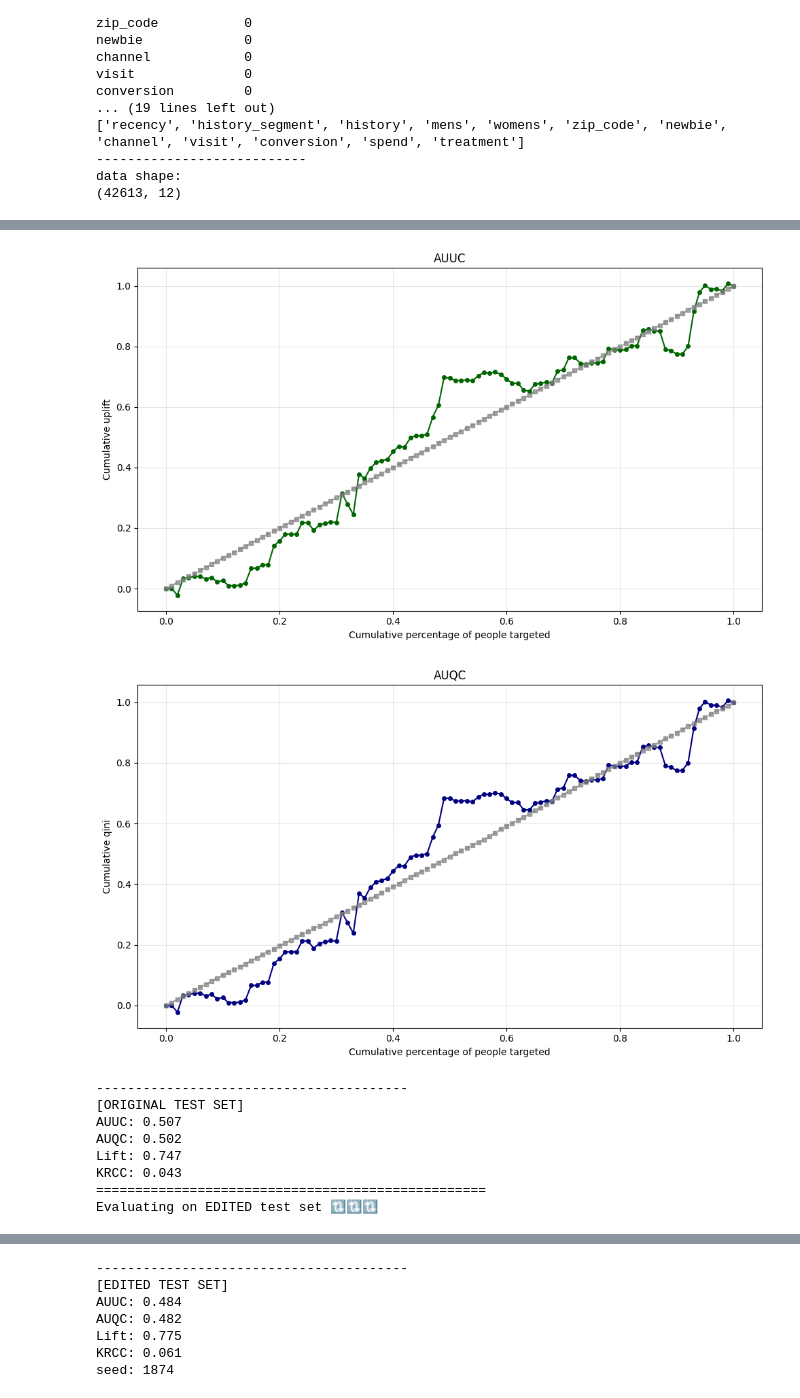
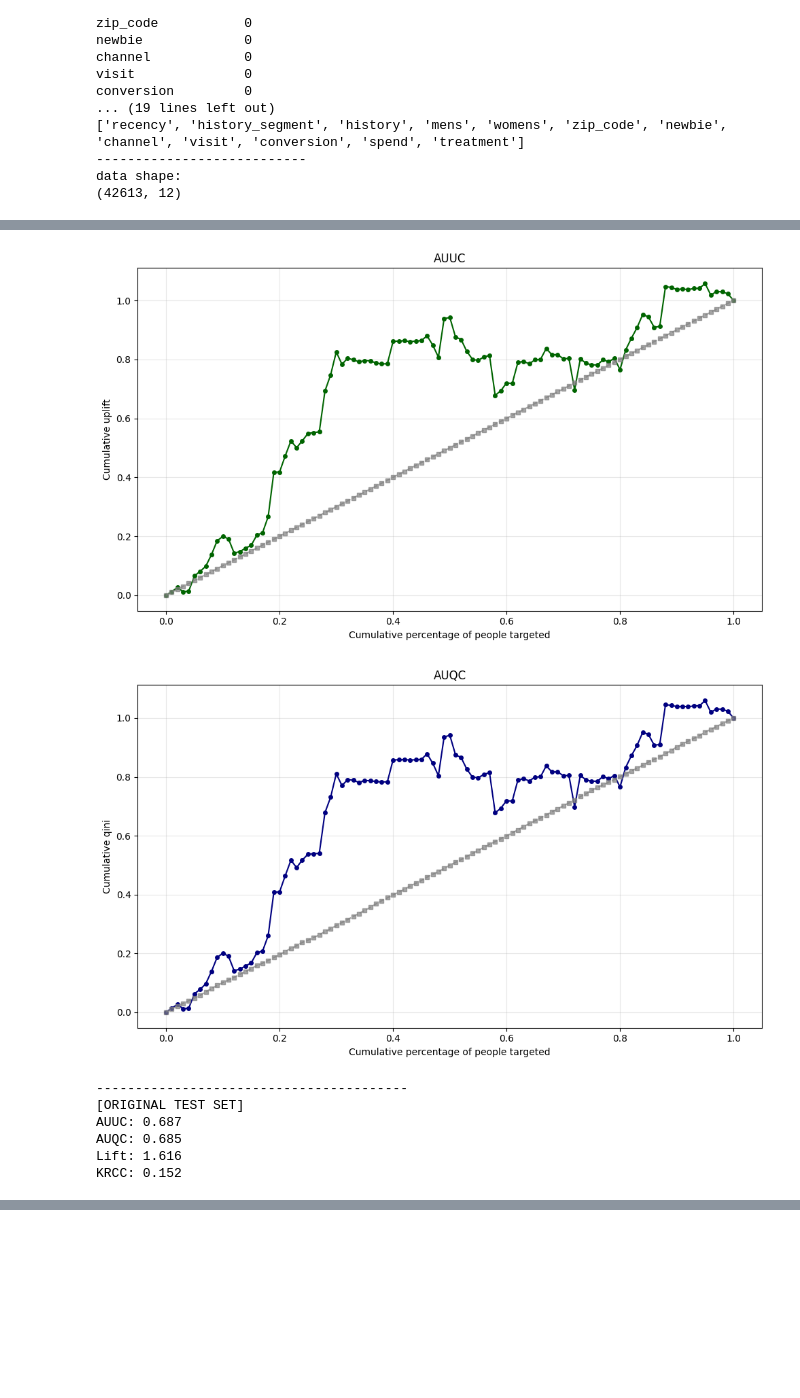
Before and after one commit to ducvu0904/RERUM, a Jupyter notebook: Dragonnet + ZILN/main.ipynb, the cells around one changed output, grey strips where cells are left out. Drawn from its saved outputs; the diff is of its cells as text; code cells hidden in the pictures; blank space fills up the shorter version.

```diff
--- a/Dragonnet + ZILN/main.ipynb
+++ b/Dragonnet + ZILN/main.ipynb
@@ -62,7 +62,7 @@ def clear_memory():
     torch.cuda.empty_cache()
 # %%
 #load data
-df_men = pd.read_csv(r"/home/ducm/RERUM/dataset/Hillstrom-Men.csv")
+df_men = pd.read_csv(r"/home/ducvu0904/Documents/Lab/RERUM/dataset/Hillstrom-Men.csv")
 df_men = df_men.drop(columns="Unnamed: 0")
 print ("---------------------------")
 print ("null count:")
@@ -302,12 +301,12 @@ wd = 1e-4
 early_stop_metric = "qini"
 ema = True
 ema_alpha = 0.05
-patience = 30
+patience = 15
 shared_dropout = 0
 outcome_droupout = 0
 shared_hidden = 200
 outcome_hidden = 100
-early_stop_start = 50
+early_stop_start = 0
 
 print (f" epochs = {epochs}")
 print (f" alpha = {alpha}")
@@ -586,28 +519,6 @@ print(f"AUUC: {auuc_score:.3f}")
 print(f"AUQC: {auqc_score:.3f}")
 print(f"Lift: {lift_score:.3f}")
 print(f"KRCC: {krcc_score:.3f}")
-
-# === Evaluate on EDITED test set ===
-print("=" * 50)
-print("Evaluating on EDITED test set 🔃🔃🔃")
-x_men_edit_test_t_on_device = x_men_edit_test_t.to(device)
-y0_pred_e, y1_pred_e, _, _ = dragonnet.predict(x_men_edit_test_t_on_device)
-uplift_pred_e = (y1_pred_e - y0_pred_e).cpu().numpy().flatten()
-y_true_e = y_men_edit_test_t.cpu().numpy().flatten()
-t_true_e = t_men_edit_test_t.cpu().numpy().flatten()
-
-auuc_score_e = auuc(y_true_e, t_true_e, uplift_pred_e, bins=100, plot=True)
-auqc_score_e = auqc(y_true_e, t_true_e, uplift_pred_e, bins=100, plot=True)
-lift_score_e = lift(y_true_e, t_true_e, uplift_pred_e, h=0.3)
-krcc_score_e = krcc(y_true_e, t_true_e, uplift_pred_e, bins=100)
-
-print("-" * 40)
-print("[EDITED TEST SET]")
-print(f"AUUC: {auuc_score_e:.3f}")
-print(f"AUQC: {auqc_score_e:.3f}")
-print(f"Lift: {lift_score_e:.3f}")
-print(f"KRCC: {krcc_score_e:.3f}")
-print(f"seed: {seed}")
 # %% [output]
 🔒 Locked Random Seed: 1874
 🔃🔃🔃Begin training Dragonnet🔃🔃🔃
@@ -625,14 +536,12 @@ Epoch 5/150 | Base Loss: 15.0951 | Tarreg Loss: 118.125893 | Total Loss: 133.221
    Strategy: Selected highest peak that stayed above EMA trend
 Complete training
 ==================================================
 Evaluating on ORIGINAL test set 🔃🔃🔃
-[figure, old version]
+[figure, new version]
-[figure, old version]
+[figure, new version]
 ----------------------------------------
 [ORIGINAL TEST SET]
-AUUC: 0.507
-AUQC: 0.502
-Lift: 0.747
-KRCC: 0.043
-==================================================
-Evaluating on EDITED test set 🔃🔃🔃
+AUUC: 0.687
+AUQC: 0.685
+Lift: 1.616
+KRCC: 0.152
@@ -641,10 +548,3 @@ Evaluating on EDITED test set 🔃🔃🔃
-----------------------------------------
-[EDITED TEST SET]
-AUUC: 0.484
-AUQC: 0.482
-Lift: 0.775
-KRCC: 0.061
-seed: 1874
 # %%
 seed = 902745
 seed_everything(seed)
```
Also changed, not shown: parts of 14 cells of this notebook, 44 other files.
